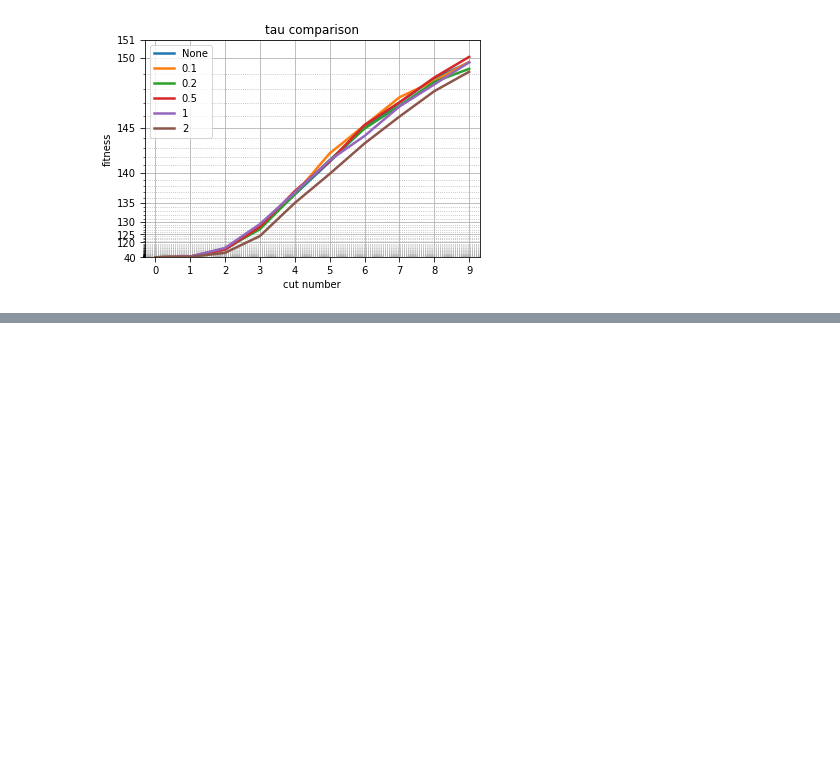
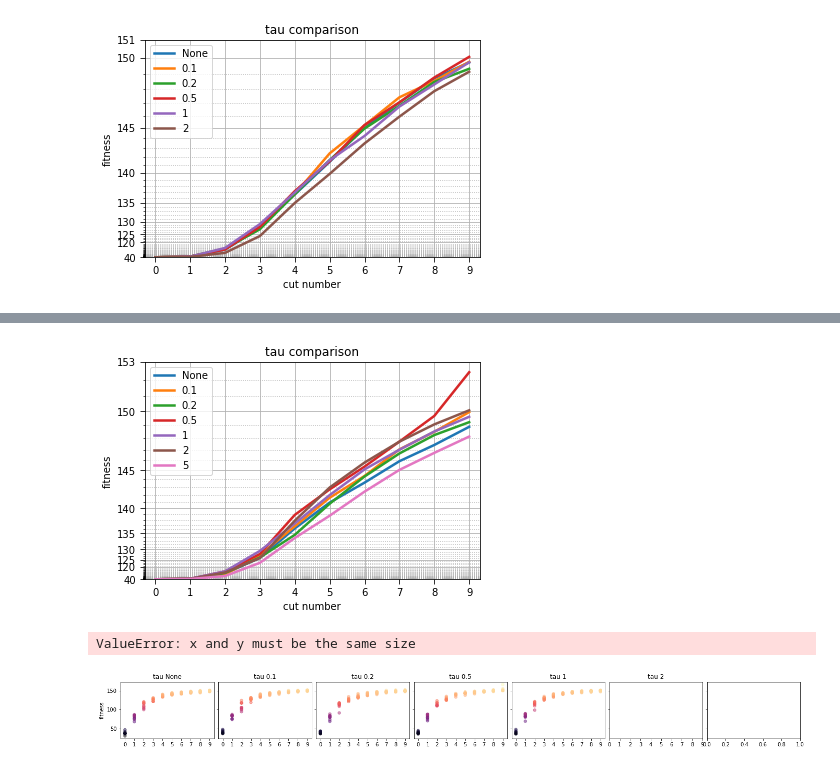
Before and after one commit to TEXflip/log-carving-approximator, a Jupyter notebook: experiments/ES_plot_results.ipynb, the cells around one changed output, grey strips where cells are left out. Saved outputs shown, nothing was run; the diff lists cells and outputs as text; code cells hidden in the pictures; blank space fills up the shorter version.

Commit message:
experiments ES individual

```diff
--- a/experiments/ES_plot_results.ipynb
+++ b/experiments/ES_plot_results.ipynb
@@ -47,7 +47,7 @@ def customScatter(prefix, vals, titles=""):
         axs[l].set_xticks(np.arange(10))
         for i in range(10):
             df = pd.read_json(prefix + s + '_results.json').to_numpy()
-            axs[l].scatter(np.ones((10))*i, df[:,i], s=30, alpha=0.5, c=df[:,i], cmap='magma', norm=norm)
+            axs[l].scatter(np.ones((df.shape[0]))*i, df[:,i], s=30, alpha=0.5, c=df[:,i], cmap='magma', norm=norm)
     plt.show()
 
 def lineComparison(prefix, vals, title=""):
@@ -109,0 +113,11 @@ lineComparison(prefix, tau_i, title="tau i comparison")
+# %%
+tau = ['None', '0.1','0.2','0.5','1','2', '5']
+prefix = 'Evolutionary Strategies/individual/tau_'
+
+# heatMap(prefix, tau, ylabel="tau")
+lineComparison(prefix, tau, title="tau comparison")
+customScatter(prefix, tau, titles='tau ')
+# %% [output]
+[figure, added]
+ValueError: x and y must be the same size
+[figure, added]
```
Also changed, not shown: parts of 2 cells of this notebook, 29 other files.
